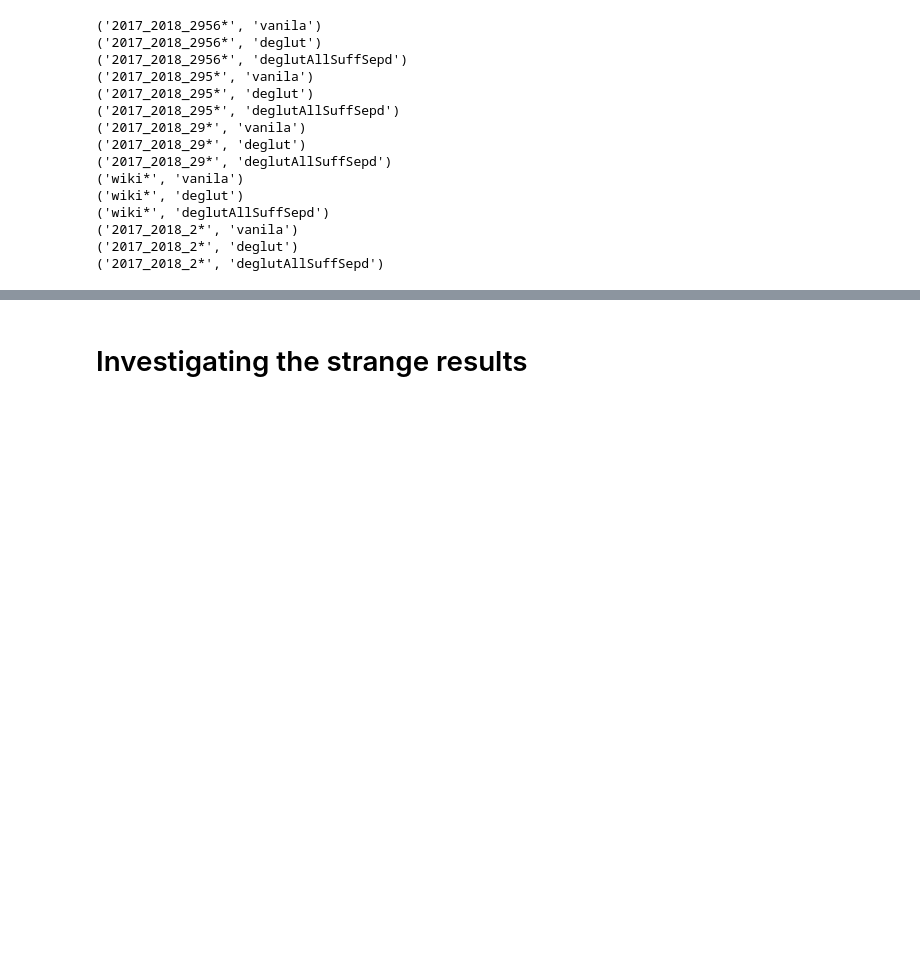
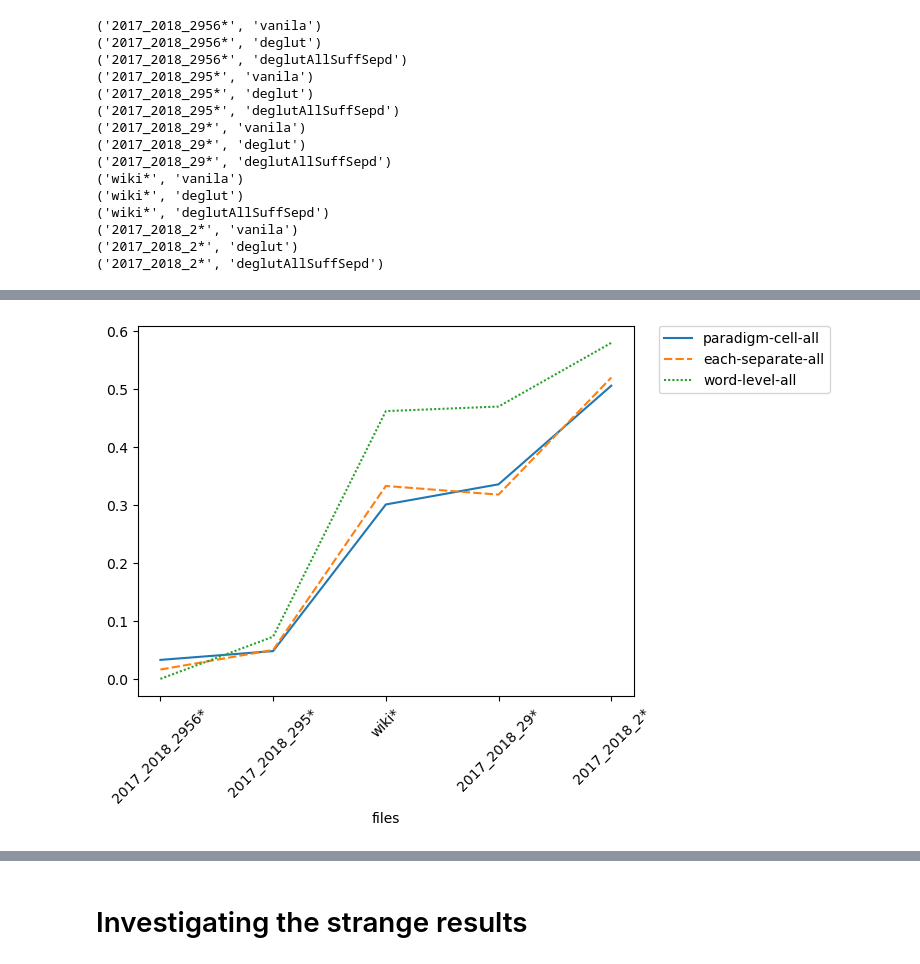
Before and after one commit to makrai/analogy-gluten-free, a Jupyter notebook: gluten-free-analogy.ipynb, the cells around one changed output, grey strips where cells are left out. Saved outputs shown, nothing was run; the diff lists cells and outputs as text; code cells hidden in the pictures; blank space fills up the shorter version.

```diff
--- a/gluten-free-analogy.ipynb
+++ b/gluten-free-analogy.ipynb
@@ -209,8 +192,0 @@ SyntaxError: invalid syntax (1696612559.py, line 2)
-# %%
-suff = '-sem'
-df.rename(columns={'vanila'+suff: 'word-level',
-                   'deglutAllSuffSepd'+suff: 'each-separate',
-                   'deglut'+suff: 'paradigm-cell'}, inplace=True)
-sns.lineplot(df[['word-level', 'each-separate', 'paradigm-cell']])
-_ = plt.xticks(rotation=45)
-#plt.savefig('gluten-free-analogy.png', bbox_inches="tight")
@@ -223,0 +204,11 @@ _ = plt.xticks(rotation=90)
+# %%
+def plot_accuracy(relation_class='all', savefig=False):
+    sns.lineplot(df.loc[df.index!='formatter', df.columns.str.endswith(relation_class)])
+    plt.legend(bbox_to_anchor=(1.05, 1), loc='upper left', borderaxespad=0)
+    _ = plt.xticks(rotation=45)
+    if savefig:
+        plt.savefig('gluten-free-analogy.png', bbox_inches="tight")
+# %%
+plot_accuracy(savefig=True)
+# %% [output]
+[figure, added]
```
Also changed, not shown: parts of 16 cells of this notebook.
